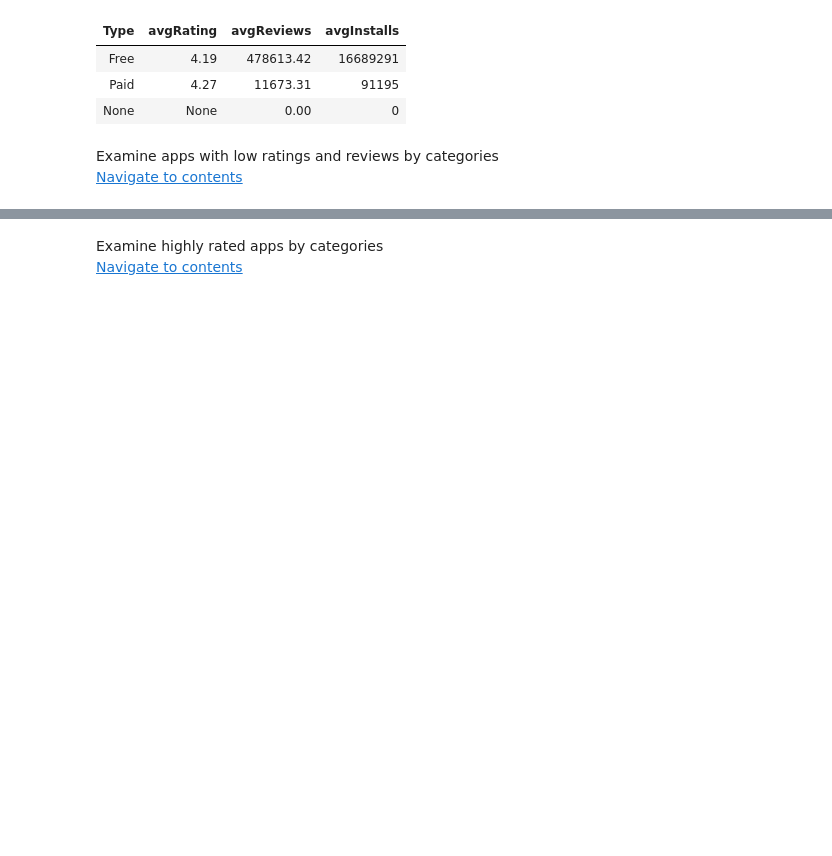
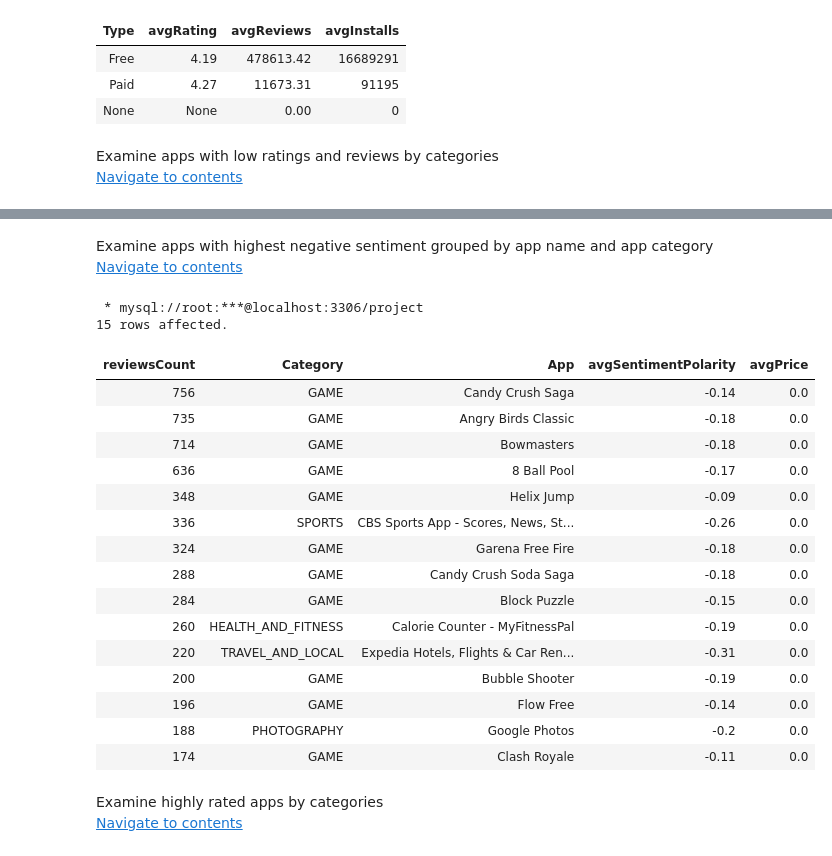
Before and after one commit to NilArj/Google_play, a Jupyter notebook: google_play_apps.ipynb, the cells around one changed output, grey strips where cells are left out. Cells and saved outputs as stored; diff of their text form; code cells hidden in the pictures; blank space fills up the shorter version.

```diff
--- a/google_play_apps.ipynb
+++ b/google_play_apps.ipynb
@@ -414,3 +431,36 @@ limit 5
+# %% [markdown]
+<a id="negative_sentiment"></a>
+Examine apps with highest negative sentiment grouped by app name and app category
+<br>
+<a href="#table_of_contents">Navigate to contents</a>
+# %%
+%%sql
+select count(*) as reviewsCount, s.Category, r.App, round(avg(r.Sentiment_Polarity),2) as avgSentimentPolarity, avg(s.updated_price) as avgPrice
+from googleplaystore_user_reviews r
+left join googleplaystore s on r.App = s.App
+where r.Sentiment = "Negative"
+group by s.Category, r.App
+order by reviewsCount desc
+limit 15
+# %% [output]
+ * mysql://root:***@localhost:3306/project
+15 rows affected.
+| reviewsCount | Category | App | avgSentimentPolarity | avgPrice |
+| 756 | GAME | Candy Crush Saga | -0.14 | 0.0 |
+| 735 | GAME | Angry Birds Classic | -0.18 | 0.0 |
+| 714 | GAME | Bowmasters | -0.18 | 0.0 |
+| 636 | GAME | 8 Ball Pool | -0.17 | 0.0 |
+| 348 | GAME | Helix Jump | -0.09 | 0.0 |
+| 336 | SPORTS | CBS Sports App - Scores, News, St... | -0.26 | 0.0 |
+| 324 | GAME | Garena Free Fire | -0.18 | 0.0 |
+| 288 | GAME | Candy Crush Soda Saga | -0.18 | 0.0 |
+| 284 | GAME | Block Puzzle | -0.15 | 0.0 |
+| 260 | HEALTH_AND_FITNESS | Calorie Counter - MyFitnessPal | -0.19 | 0.0 |
+| 220 | TRAVEL_AND_LOCAL | Expedia Hotels, Flights & Car Ren... | -0.31 | 0.0 |
+| 200 | GAME | Bubble Shooter | -0.19 | 0.0 |
+| 196 | GAME | Flow Free | -0.14 | 0.0 |
+| 188 | PHOTOGRAPHY | Google Photos | -0.2 | 0.0 |
+| 174 | GAME | Clash Royale | -0.11 | 0.0 |
 # %% [markdown]
 <a id="high_rating_apps"></a>
 Examine highly rated apps by categories
```
Also changed, not shown: parts of 8 cells of this notebook.
